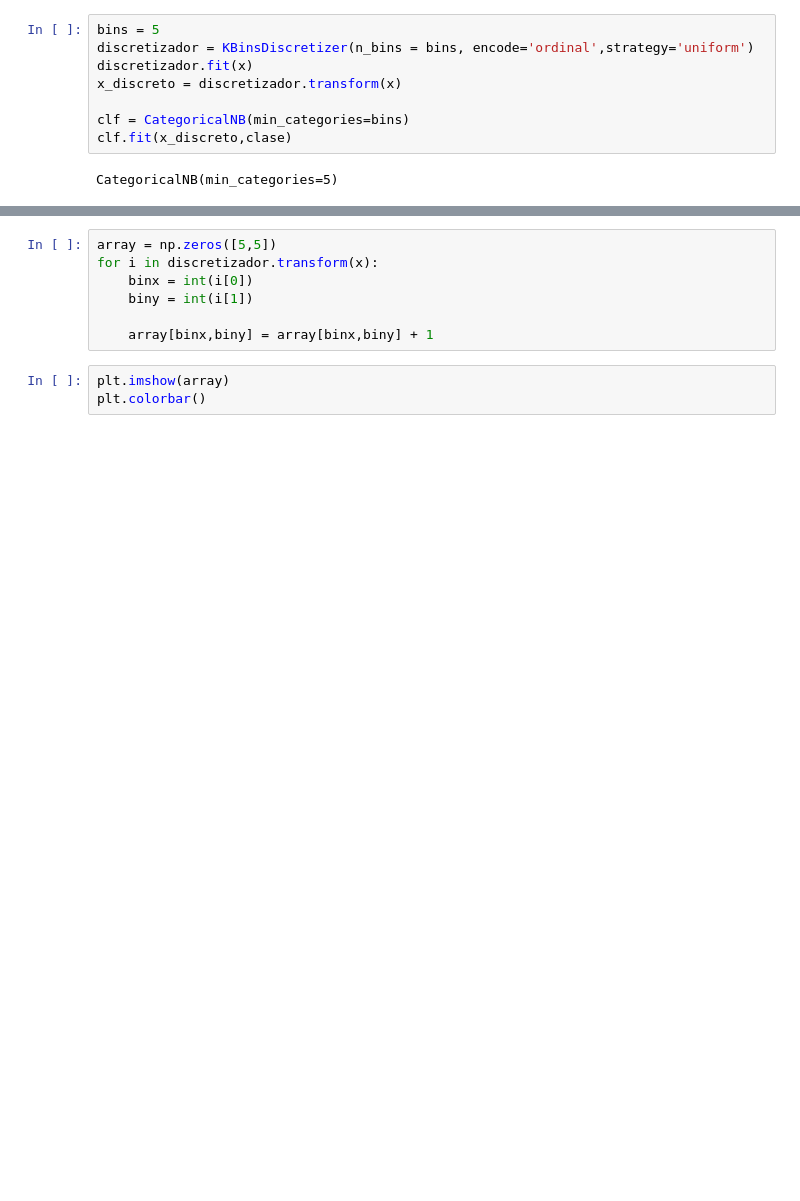
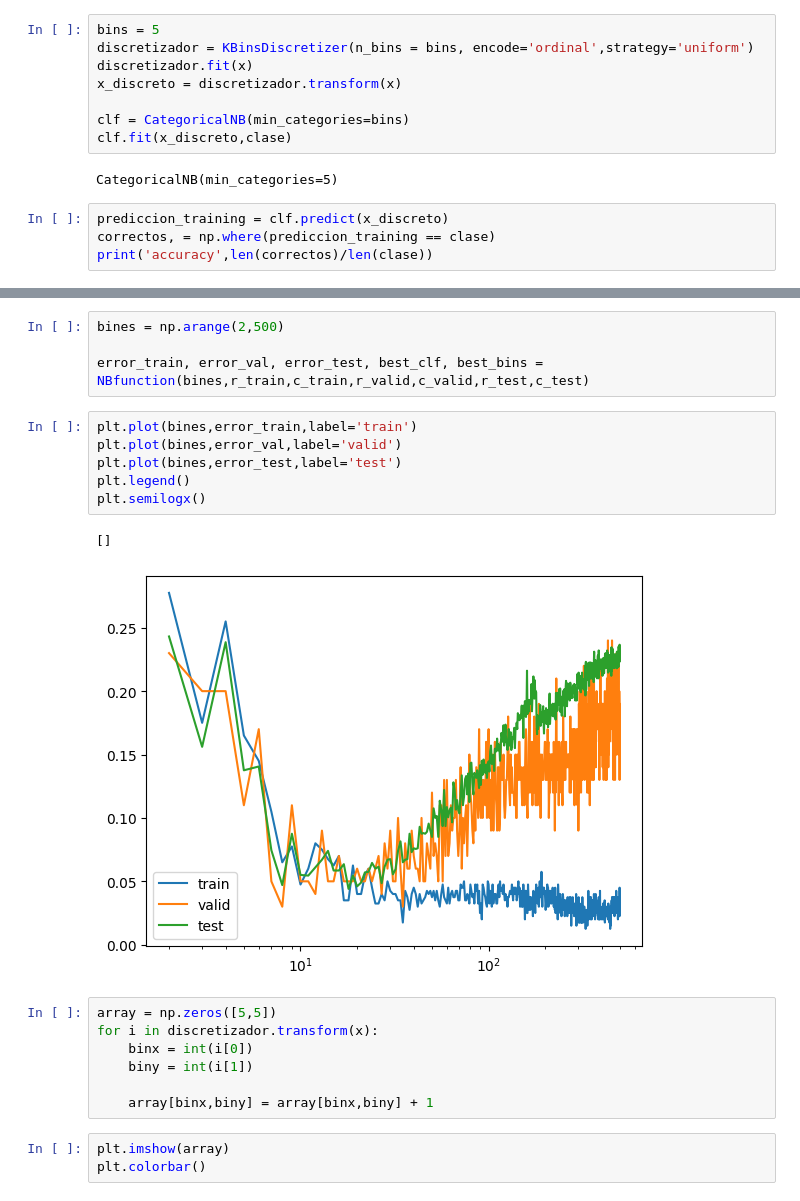
Before and after one commit to AgusMRM/IntroMachineLearning, a Jupyter notebook: tp3/ej3.ipynb, the cells around one changed output, grey strips where cells are left out. Cells and saved outputs as stored; diff of their text form; blank space fills up the shorter version.

```diff
--- a/tp3/ej3.ipynb
+++ b/tp3/ej3.ipynb
@@ -38,3 +41,7 @@ clf = CategoricalNB(min_categories=bins)
 clf.fit(x_discreto,clase)
 # %% [output]
 CategoricalNB(min_categories=5)
+# %%
+prediccion_training = clf.predict(x_discreto)
+correctos, = np.where(prediccion_training == clase)
+print('accuracy',len(correctos)/len(clase))
@@ -41,3 +135,16 @@ CategoricalNB(min_categories=5)
+# %%
+bines = np.arange(2,500)
+
+error_train, error_val, error_test, best_clf, best_bins = NBfunction(bines,r_train,c_train,r_valid,c_valid,r_test,c_test)
+# %%
+plt.plot(bines,error_train,label='train')
+plt.plot(bines,error_val,label='valid')
+plt.plot(bines,error_test,label='test')
+plt.legend()
+plt.semilogx()
+# %% [output]
+[]
+[figure, added]
 # %%
 array = np.zeros([5,5])
 for i in discretizador.transform(x):
```
Also changed, not shown: parts of 4 cells of this notebook, 2 other files.
